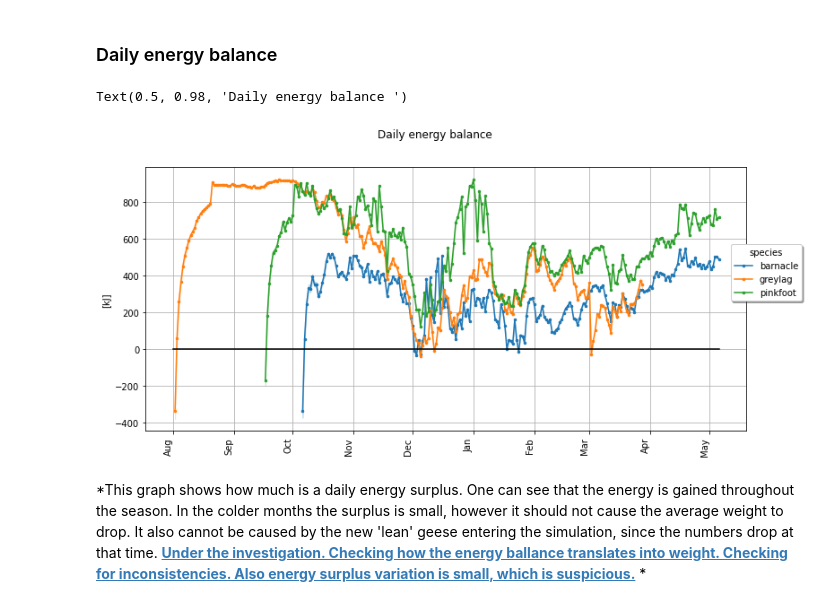
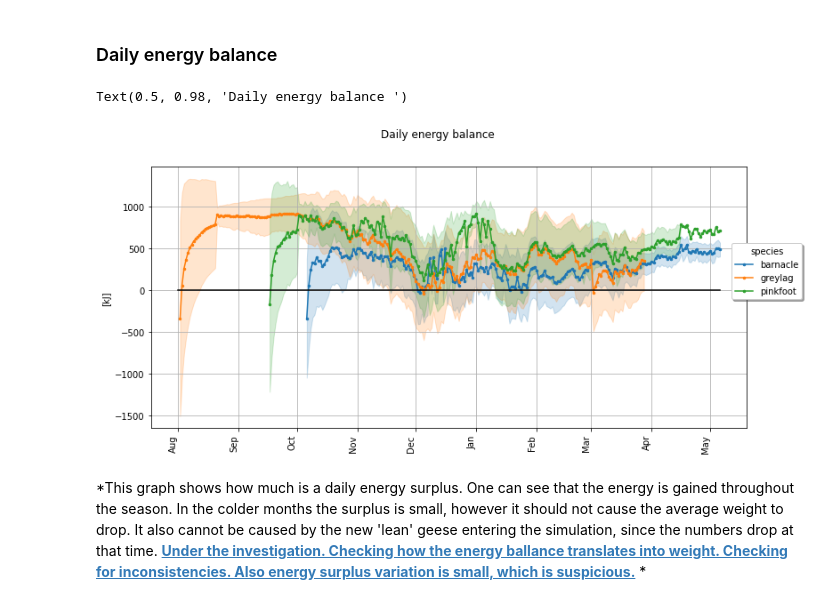
Before and after one commit to andrey-chu/almass_python_testing_mirror, a Jupyter notebook: Test_page_2.ipynb, the cells around one changed output. Saved outputs shown, nothing was run; the diff lists cells and outputs as text; code cells hidden in the pictures.

```diff
--- a/Test_page_2.ipynb
+++ b/Test_page_2.ipynb
@@ -72,7 +72,7 @@ for i in range(3):
     ax9[i].xaxis.set_minor_locator(months)
     ax9[i].xaxis_date()
     temp_data = weight_data[weight_data['species']==species_names[i]]
-    line9=ax9[i].errorbar(temp_data['daydate'],temp_data['mean_weight'],temp_data['mean_weight_se'], capsize=3, ms=5, marker=".")
+    line9=ax9[i].errorbar(temp_data['daydate'],temp_data['mean_weight'],temp_data['mean_weight_sd'], capsize=3, ms=5, marker=".")
     ax9[i].set_title(species_names[i])
 
 fig9.suptitle('Weight development')
@@ -135,10 +135,10 @@ line12=[None]*3
 line12_sh=[None]*3
 for i in range(3):
     temp = energetics_data[energetics_data.species.eq(species_names[i]) & (energetics_data.flight_distance>0)]['flight_distance']/1000
-    temp_se = energetics_data[energetics_data.species.eq(species_names[i]) & (energetics_data.flight_distance>0)]['flight_distance_se']/1000
+    temp_sd = energetics_data[energetics_data.species.eq(species_names[i]) & (energetics_data.flight_distance>0)]['flight_distance_sd']/1000
     times = energetics_data[energetics_data.species.eq(species_names[i]) & (energetics_data.flight_distance>0)]['daydate']
     line12[i],=ax11.plot(times,temp, ms=5, marker=".")
-    line12_sh[i]=ax11.fill_between(times, temp-temp_se, temp+ temp_se ,alpha=0.2,color=line12[i]._color)
+    line12_sh[i]=ax11.fill_between(times, temp-temp_sd, temp+ temp_sd ,alpha=0.2,color=line12[i]._color)
 ax11.legend(handles=line12, labels=species_names, fancybox=True, shadow=True, title='species', loc='center right',bbox_to_anchor=(1.1, 0.60))
 ax11.grid()
 fig11.suptitle('Daily flight distance')
@@ -162,10 +162,10 @@ line13_sh=[None]*3
 
 for i in range(3):
     temp = energetics_data[energetics_data.species.eq(species_names[i]) & (energetics_data.flight_distance>0)]['foraging_time']
-    temp_se = energetics_data[energetics_data.species.eq(species_names[i]) & (energetics_data.flight_distance>0)]['foraging_time_se']
+    temp_sd = energetics_data[energetics_data.species.eq(species_names[i]) & (energetics_data.flight_distance>0)]['foraging_time_sd']
     times = energetics_data[energetics_data.species.eq(species_names[i]) & (energetics_data.flight_distance>0)]['daydate']
     line13[i],=ax12.plot(times,temp, ms=5, marker=".")
-    line13_sh[i]=ax12.fill_between(times, temp-temp_se, temp+ temp_se ,alpha=0.2,color=line12[i]._color)
+    line13_sh[i]=ax12.fill_between(times, temp-temp_sd, temp+ temp_sd ,alpha=0.2,color=line12[i]._color)
 
 ax12.plot(energetics_data.daydate,energetics_data.day_length, color='black')
 ax12.annotate('day length', (mdates.date2num(dt.datetime(2010, 10, 1)), 700), xytext=(15, 15), textcoords='offset points')
@@ -183,31 +183,31 @@ Text(0.5, 0.98, 'Daily foraging time')
 # %%
 fig13, ax13 = plt.subplots(figsize=mpl.figure.figaspect(0.5)*1.5)
 months = mdates.MonthLocator()
 myFmt = mdates.DateFormatter('%b')
 fig13.autofmt_xdate(rotation='vertical')
 ax13.xaxis.set_major_formatter(myFmt)
 line14=[None]*3
 line14_sh=[None]*3
 
 for i in range(3):
     temp = energetics_data[(energetics_data.species.eq(species_names[i])) & (energetics_data.flight_distance>0)]['daily_energy_balance']
-    temp_se = energetics_data[(energetics_data.species.eq(species_names[i])) & (energetics_data.flight_distance>0)]['daily_energy_balance_se']
+    temp_sd = energetics_data[(energetics_data.species.eq(species_names[i])) & (energetics_data.flight_distance>0)]['daily_energy_balance_sd']
     times = energetics_data[(energetics_data.species.eq(species_names[i])) & (energetics_data.flight_distance>0)]['daydate']
     line14[i],=ax13.plot(times,temp, ms=5, marker=".")
-    line14_sh[i]=ax13.fill_between(times, temp-temp_se, temp+ temp_se ,alpha=0.2,color=line12[i]._color)
+    line14_sh[i]=ax13.fill_between(times, temp-temp_sd, temp+ temp_sd ,alpha=0.2,color=line12[i]._color)
 
 start = energetics_data.daydate.min()
 end = energetics_data.daydate.max()
 t = np.linspace(start.value, end.value, 100)
 t = pd.to_datetime(t)
 ax13.plot(t,np.zeros(len(t)), color='black')
 ax13.grid()
 ax13.legend(handles=line14, labels=species_names, fancybox=True, shadow=True, title='species', loc='center right',bbox_to_anchor=(1.1, 0.60))
 ax13.set_ylabel('[kJ]')
 fig13.suptitle('Daily energy balance ')
 # %% [output]
 Text(0.5, 0.98, 'Daily energy balance ')
-[figure, old version]
+[figure, new version]
 # %% [markdown]
 *This graph shows how much is a daily energy surplus. One can see that the energy is gained throughout the season. In the colder months the surplus is small, however it should not cause the average weight to drop. It also cannot be caused by the new \'lean\' geese entering the simulation, since the numbers drop at that time. __[Under the investigation. Checking how the energy ballance translates into weight. Checking for inconsistencies. Also energy surplus variation is small, which is suspicious.](https://gitlab.com/ChrisTopping/ALMaSS_all/-/issues/72)__ *
 # %% [markdown]
```
Also changed, not shown: parts of 5 cells of this notebook, 9 other files.
